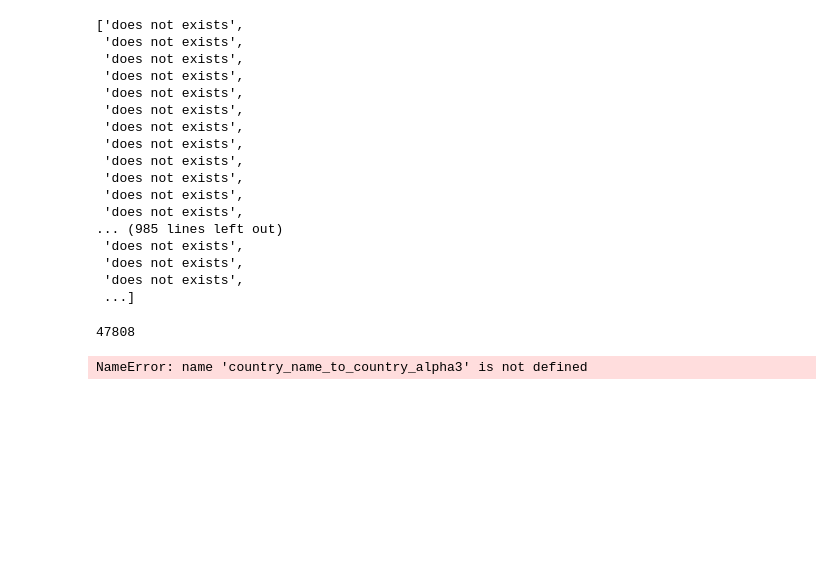
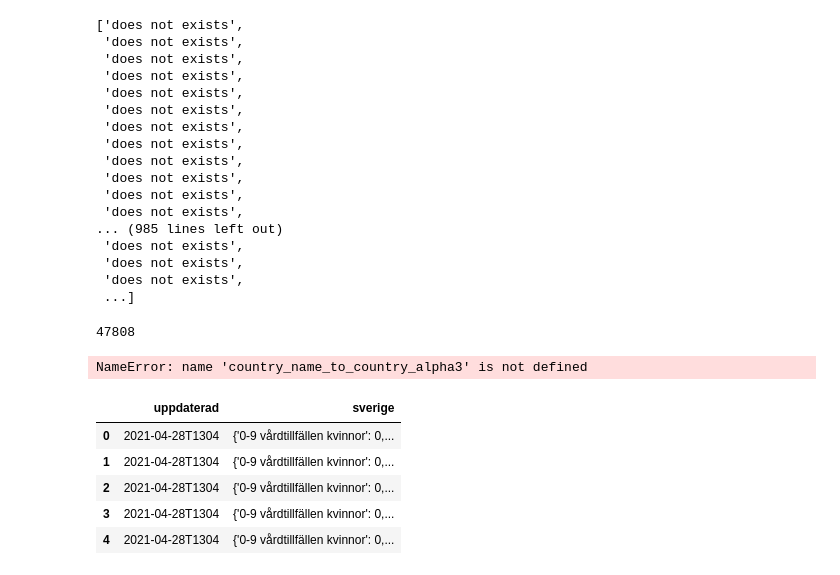
Before and after one commit to AlbertFlorinus/Covid-data-lab, a Jupyter notebook: data_exploration.ipynb, the cells around one changed output. Cells and saved outputs as stored; diff of their text form; code cells hidden in the pictures; blank space fills up the shorter version.

```diff
--- a/data_exploration.ipynb
+++ b/data_exploration.ipynb
@@ -249,0 +252,9 @@ px.line(sweden, x='Date', y='Confirmed')
+# %%
+dfv.head()
+# %% [output]
+|  | uppdaterad | sverige |
+| 0 | 2021-04-28T1304 | {'0-9 vårdtillfällen kvinnor': 0,... |
+| 1 | 2021-04-28T1304 | {'0-9 vårdtillfällen kvinnor': 0,... |
+| 2 | 2021-04-28T1304 | {'0-9 vårdtillfällen kvinnor': 0,... |
+| 3 | 2021-04-28T1304 | {'0-9 vårdtillfällen kvinnor': 0,... |
+| 4 | 2021-04-28T1304 | {'0-9 vårdtillfällen kvinnor': 0,... |
```
Also changed, not shown: parts of 15 cells of this notebook.
